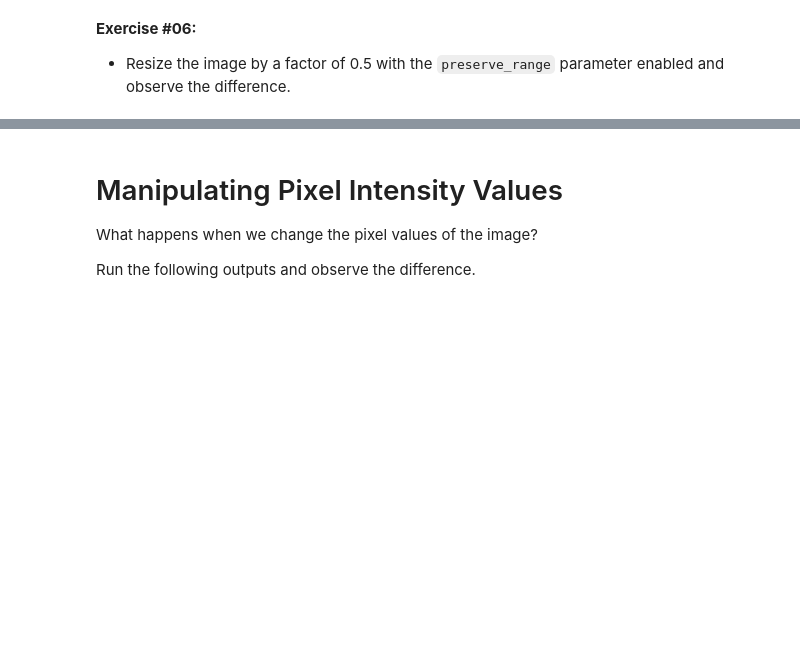
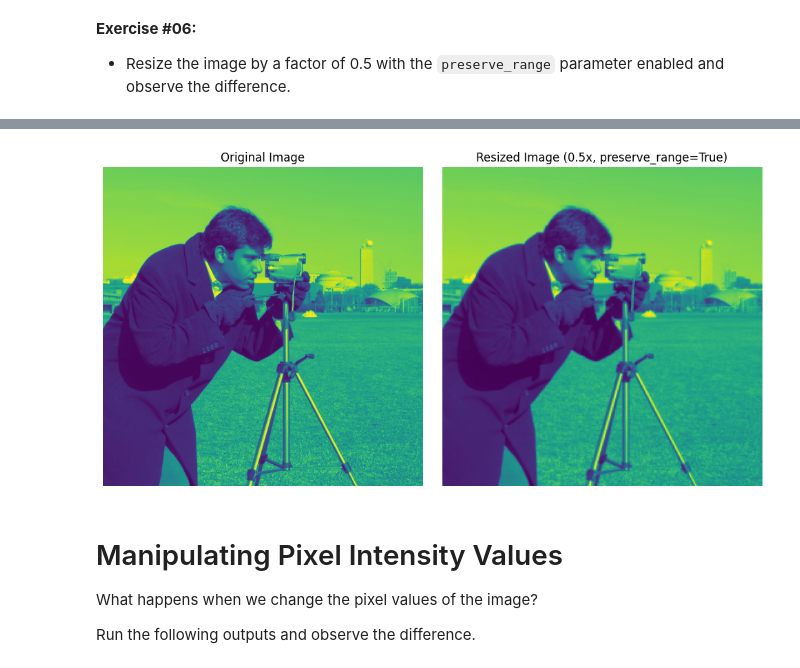
Before and after one commit to INTEL-LIGENCIA-ARTIFICIAL/skimage, a Jupyter notebook: introduccio_skimage.py.ipynb, the cells around one changed output, grey strips where cells are left out. Saved outputs shown, nothing was run; the diff lists cells and outputs as text; code cells hidden in the pictures; blank space fills up the shorter version.

```diff
--- a/introduccio_skimage.py.ipynb
+++ b/introduccio_skimage.py.ipynb
@@ -232,3 +228,21 @@ NameError: name 'true' is not defined
+# %%
+# solution
+from skimage.transform import resize
+camera_image_resize = resize(camera_image, (camera_image.shape[0] // 2, camera_image.shape[1] // 2), preserve_range=True)
+
+fig, ax = plt.subplots(1, 2, figsize=(10, 5))
+ax[0].imshow(camera_image)
+ax[0].set_title("Original Image")
+ax[0].axis('off')
+
+ax[1].imshow(camera_image_resize.astype('uint8'))
+ax[1].set_title("Resized Image (0.5x, preserve_range=True)")
+ax[1].axis('off')
+
+plt.tight_layout()
+plt.show()
+# %% [output]
+[figure, added]
 # %% [markdown]
 # Manipulating Pixel Intensity Values
 
```
Also changed, not shown: parts of 9 cells of this notebook, 1 other file.
